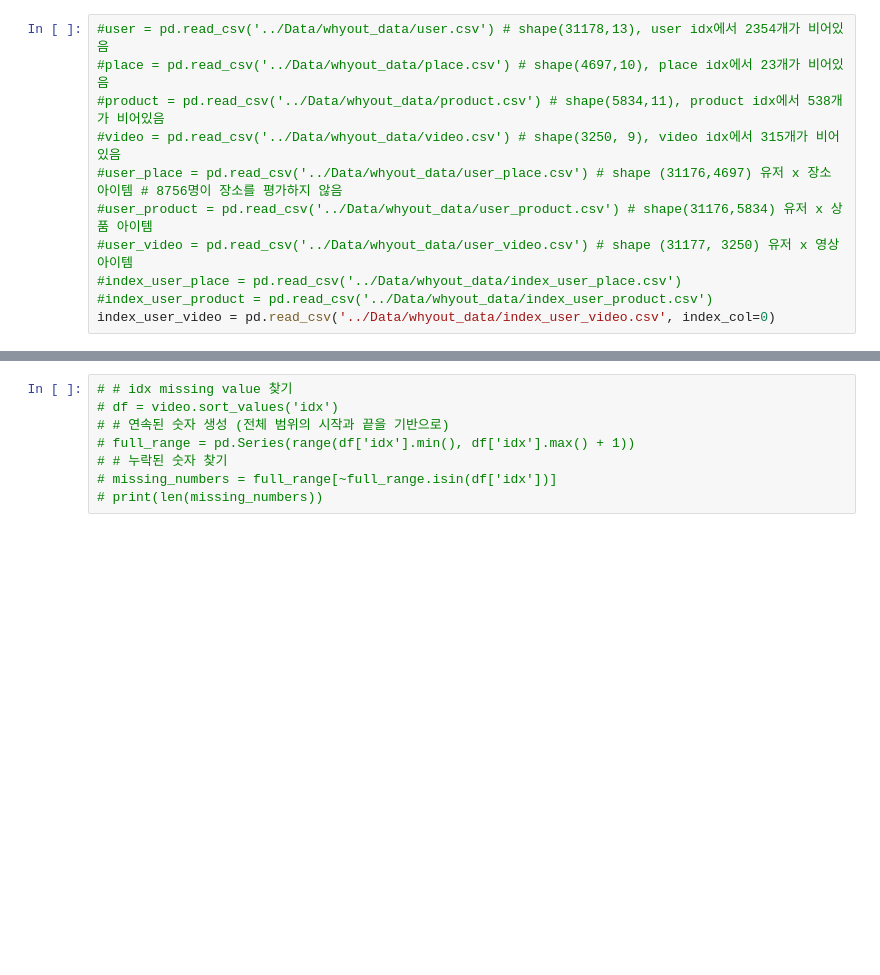
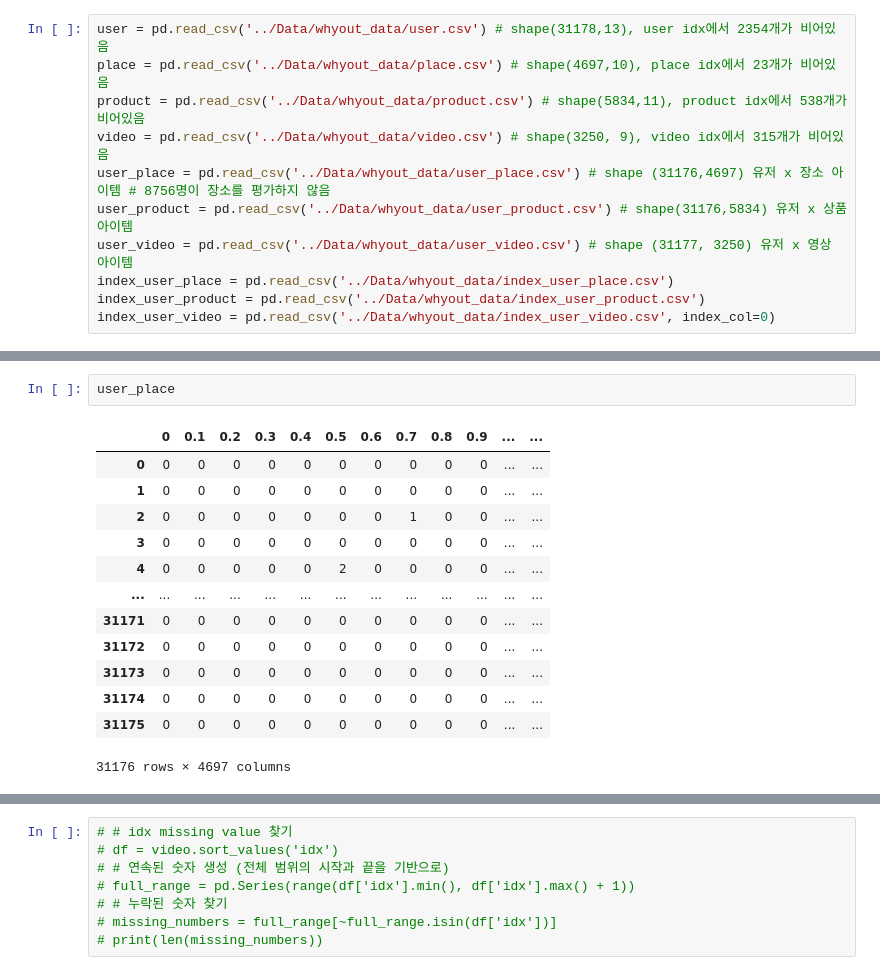
Before and after one commit to pjh09050/Whyout, a Jupyter notebook: EDA.ipynb, the cells around one changed output, grey strips where cells are left out. Saved outputs shown, nothing was run; the diff lists cells and outputs as text; blank space fills up the shorter version.

```diff
--- a/EDA.ipynb
+++ b/EDA.ipynb
@@ -4,11 +5,11 @@ import numpy as np
 # %%
-#user = pd.read_csv('../Data/whyout_data/user.csv') # shape(31178,13), user idx에서 2354개가 비어있음
-#place = pd.read_csv('../Data/whyout_data/place.csv') # shape(4697,10), place idx에서 23개가 비어있음
-#product = pd.read_csv('../Data/whyout_data/product.csv') # shape(5834,11), product idx에서 538개가 비어있음
-#video = pd.read_csv('../Data/whyout_data/video.csv') # shape(3250, 9), video idx에서 315개가 비어있음
-#user_place = pd.read_csv('../Data/whyout_data/user_place.csv') # shape (31176,4697) 유저 x 장소 아이템 # 8756명이 장소를 평가하지 않음
-#user_product = pd.read_csv('../Data/whyout_data/user_product.csv') # shape(31176,5834) 유저 x 상품 아이템
-#user_video = pd.read_csv('../Data/whyout_data/user_video.csv') # shape (31177, 3250) 유저 x 영상 아이템
-#index_user_place = pd.read_csv('../Data/whyout_data/index_user_place.csv')
-#index_user_product = pd.read_csv('../Data/whyout_data/index_user_product.csv')
+user = pd.read_csv('../Data/whyout_data/user.csv') # shape(31178,13), user idx에서 2354개가 비어있음
+place = pd.read_csv('../Data/whyout_data/place.csv') # shape(4697,10), place idx에서 23개가 비어있음
+product = pd.read_csv('../Data/whyout_data/product.csv') # shape(5834,11), product idx에서 538개가 비어있음
+video = pd.read_csv('../Data/whyout_data/video.csv') # shape(3250, 9), video idx에서 315개가 비어있음
+user_place = pd.read_csv('../Data/whyout_data/user_place.csv') # shape (31176,4697) 유저 x 장소 아이템 # 8756명이 장소를 평가하지 않음
+user_product = pd.read_csv('../Data/whyout_data/user_product.csv') # shape(31176,5834) 유저 x 상품 아이템
+user_video = pd.read_csv('../Data/whyout_data/user_video.csv') # shape (31177, 3250) 유저 x 영상 아이템
+index_user_place = pd.read_csv('../Data/whyout_data/index_user_place.csv')
+index_user_product = pd.read_csv('../Data/whyout_data/index_user_product.csv')
 index_user_video = pd.read_csv('../Data/whyout_data/index_user_video.csv', index_col=0)
@@ -30,0 +32,16 @@ index_user_video
+# %%
+user_place
+# %% [output]
+|  | 0 | 0.1 | 0.2 | 0.3 | 0.4 | 0.5 | 0.6 | 0.7 | 0.8 | 0.9 | ... | ... |
+| 0 | 0 | 0 | 0 | 0 | 0 | 0 | 0 | 0 | 0 | 0 | ... | ... |
+| 1 | 0 | 0 | 0 | 0 | 0 | 0 | 0 | 0 | 0 | 0 | ... | ... |
+| 2 | 0 | 0 | 0 | 0 | 0 | 0 | 0 | 1 | 0 | 0 | ... | ... |
+| 3 | 0 | 0 | 0 | 0 | 0 | 0 | 0 | 0 | 0 | 0 | ... | ... |
+| 4 | 0 | 0 | 0 | 0 | 0 | 2 | 0 | 0 | 0 | 0 | ... | ... |
+| ... | ... | ... | ... | ... | ... | ... | ... | ... | ... | ... | ... | ... |
+| 31171 | 0 | 0 | 0 | 0 | 0 | 0 | 0 | 0 | 0 | 0 | ... | ... |
+| 31172 | 0 | 0 | 0 | 0 | 0 | 0 | 0 | 0 | 0 | 0 | ... | ... |
+| 31173 | 0 | 0 | 0 | 0 | 0 | 0 | 0 | 0 | 0 | 0 | ... | ... |
+| 31174 | 0 | 0 | 0 | 0 | 0 | 0 | 0 | 0 | 0 | 0 | ... | ... |
+| 31175 | 0 | 0 | 0 | 0 | 0 | 0 | 0 | 0 | 0 | 0 | ... | ... |
+31176 rows × 4697 columns
```
Also changed, not shown: parts of 10 cells of this notebook, 1 other file.
